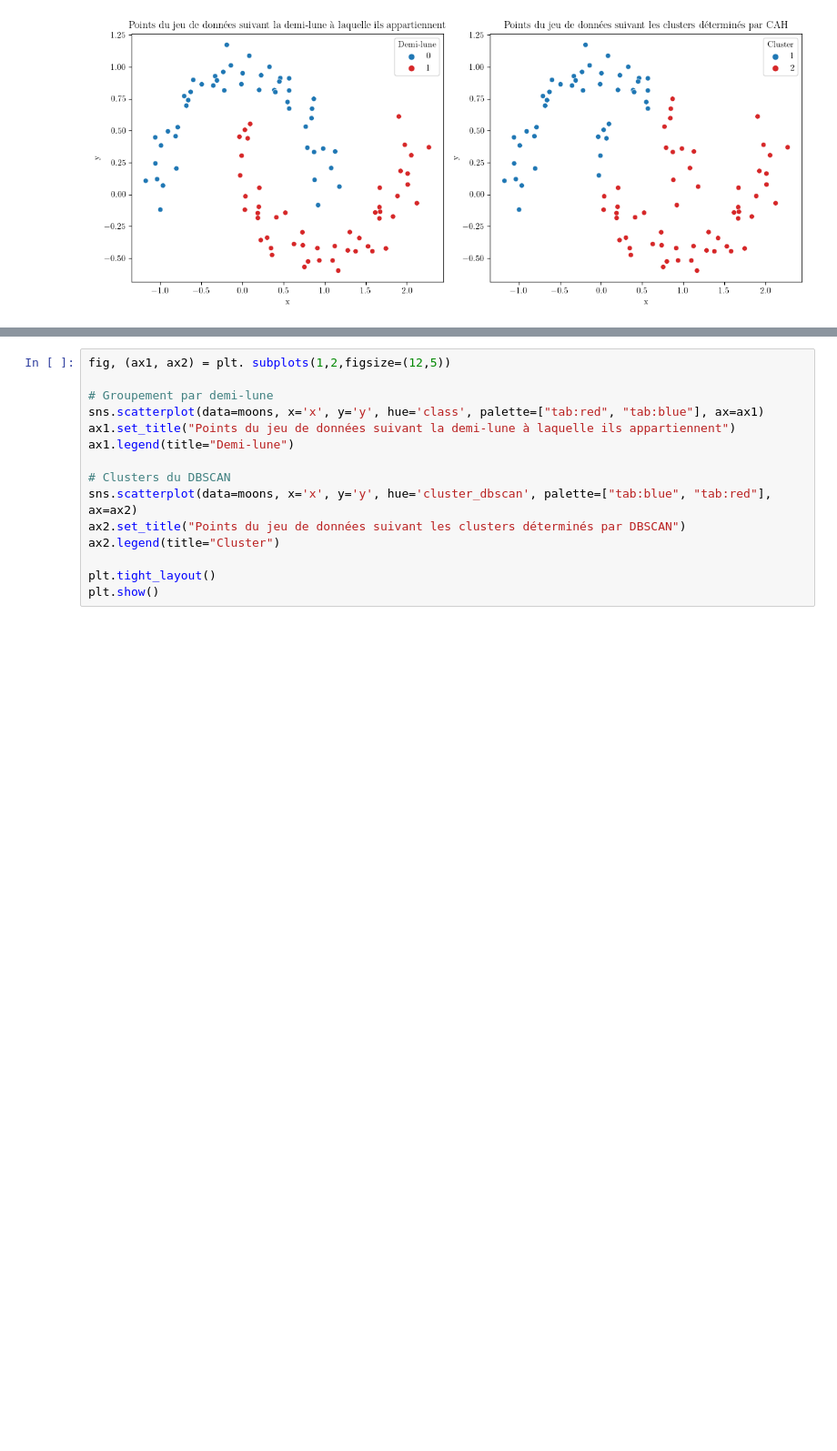
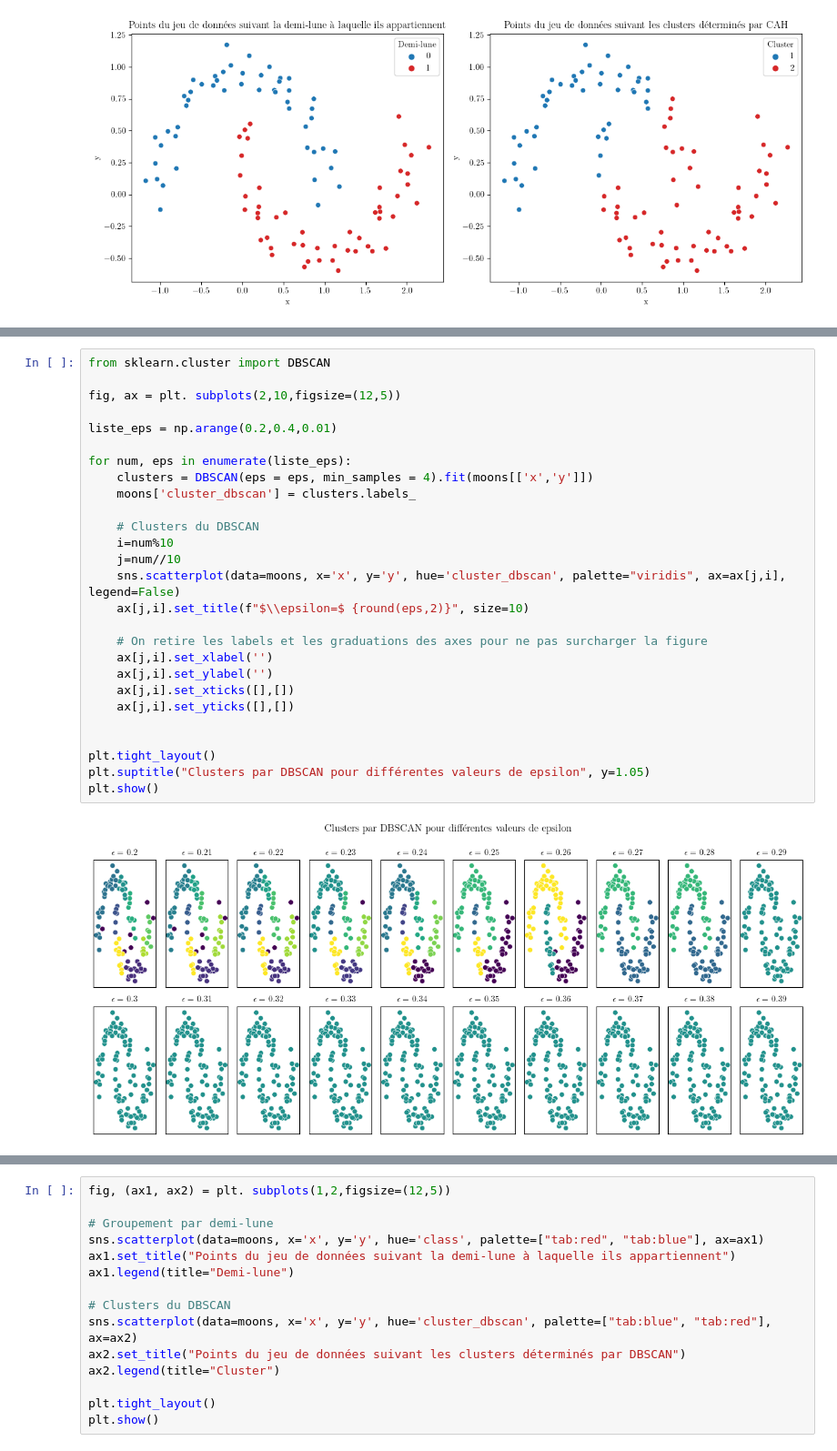
Before and after one commit to nlejay/projet_acp_clustering, a Jupyter notebook: projet4_red_dim_lejay.ipynb, the cells around one changed output, grey strips where cells are left out. Shown at 91% size. Cells and saved outputs as stored; diff of their text form; blank space fills up the shorter version.

```diff
--- a/projet4_red_dim_lejay.ipynb
+++ b/projet4_red_dim_lejay.ipynb
@@ -123,0 +143,29 @@ Les clusters déterminés par CAH ne correspondent pas non plus aux demi-lunes.
+# %%
+from sklearn.cluster import DBSCAN
+
+fig, ax = plt. subplots(2,10,figsize=(12,5))
+
+liste_eps = np.arange(0.2,0.4,0.01)
+
+for num, eps in enumerate(liste_eps):
+    clusters = DBSCAN(eps = eps, min_samples = 4).fit(moons[['x','y']])
+    moons['cluster_dbscan'] = clusters.labels_
+
+    # Clusters du DBSCAN
+    i=num%10
+    j=num//10
+    sns.scatterplot(data=moons, x='x', y='y', hue='cluster_dbscan', palette="viridis", ax=ax[j,i], legend=False)
+    ax[j,i].set_title(f"$\\epsilon=$ {round(eps,2)}", size=10)
+
+    # On retire les labels et les graduations des axes pour ne pas surcharger la figure
+    ax[j,i].set_xlabel('')
+    ax[j,i].set_ylabel('')
+    ax[j,i].set_xticks([],[])
+    ax[j,i].set_yticks([],[])
+
+
+plt.tight_layout()
+plt.suptitle("Clusters par DBSCAN pour différentes valeurs de epsilon", y=1.05)
+plt.show()
+# %% [output]
+[figure, added]
```
Also changed, not shown: parts of 11 cells of this notebook.
